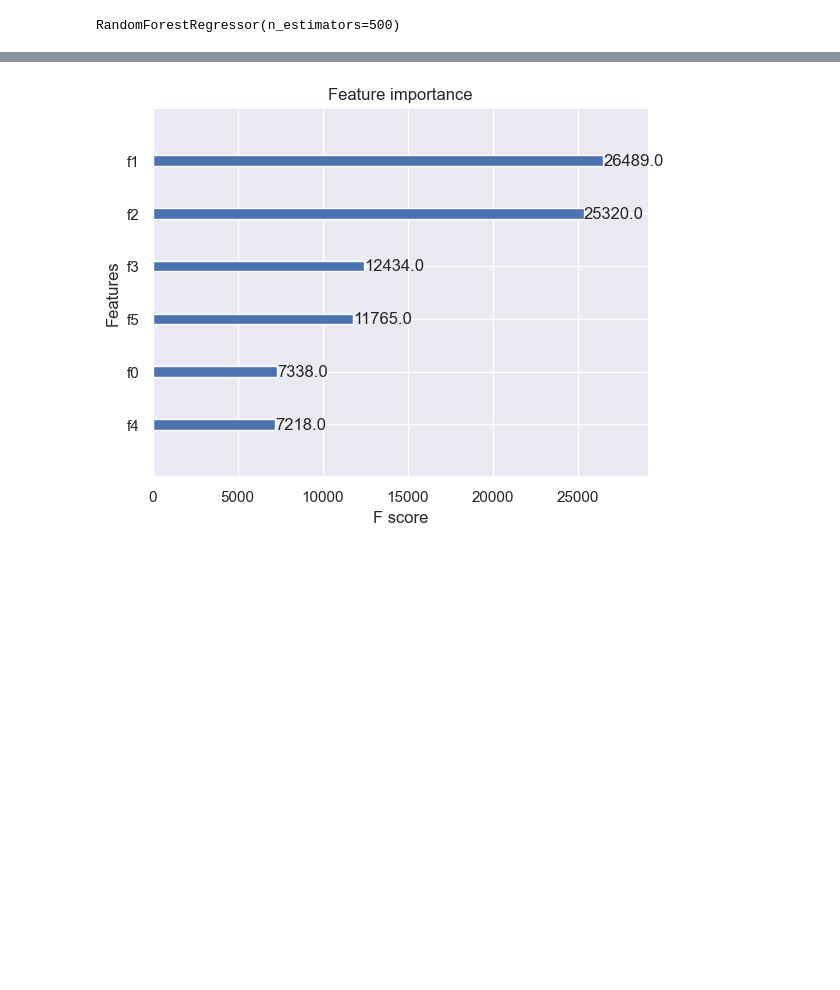
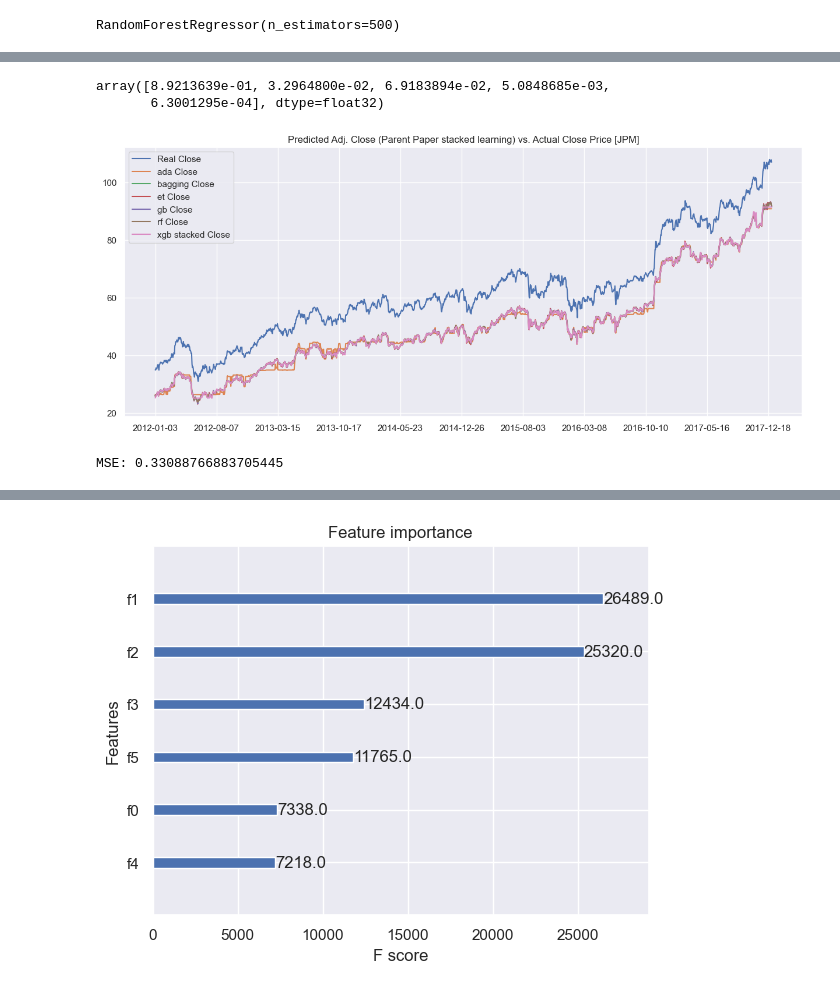
Before and after one commit to willzwetolitz/DS340W, a Jupyter notebook: main/stacked_trading.ipynb, the cells around one changed output, grey strips where cells are left out. Saved outputs shown, nothing was run; the diff lists cells and outputs as text; code cells hidden in the pictures; blank space fills up the shorter version.

```diff
--- a/main/stacked_trading.ipynb
+++ b/main/stacked_trading.ipynb
@@ -69,0 +43,6 @@ close_normalize.shape
+# %%
+# Generate date_ori which is used later for the visualization
+
+date_ori = pd.to_datetime(df_full.iloc[:, 0]).tolist()
+date_ori_test = pd.to_datetime(df_full_test.iloc[:, 0]).tolist()
+df_full.head()
@@ -138,3 +165,19 @@ gb.fit(thought_vector[:-1, :], close_normalize[1:])
 rf.fit(thought_vector[:-1, :], close_normalize[1:])
 # %% [output]
 RandomForestRegressor(n_estimators=500)
+# %%
+# Assembling level 2 training matrix from level 1 model predictions
+
+ada_pred=ada.predict(thought_vector)
+bagging_pred=bagging.predict(thought_vector)
+et_pred=et.predict(thought_vector)
+gb_pred=gb.predict(thought_vector)
+rf_pred=rf.predict(thought_vector)
+
+ada_actual = np.hstack([close_normalize[0],ada_pred[:-1]])
+bagging_actual = np.hstack([close_normalize[0],bagging_pred[:-1]])
+et_actual = np.hstack([close_normalize[0],et_pred[:-1]])
+gb_actual = np.hstack([close_normalize[0],gb_pred[:-1]])
+rf_actual = np.hstack([close_normalize[0],rf_pred[:-1]])
+stack_predict = np.vstack([ada_actual,bagging_actual,et_actual,gb_actual,rf_actual]).T
+corr_df = pd.DataFrame(stack_predict)
@@ -140,0 +209,5 @@ RandomForestRegressor(n_estimators=500)
+# %%
+clf.feature_importances_
+# %% [output]
+array([8.9213639e-01, 3.2964800e-02, 6.9183894e-02, 5.0848685e-03,
+       6.3001295e-04], dtype=float32)
@@ -140,0 +220,24 @@ RandomForestRegressor(n_estimators=500)
+# %%
+# Display parent paper train actual vs predicted
+
+plt.figure(figsize = (15,6))
+x_range = np.arange(df_full.Close.shape[0])
+plt.plot(x_range, df_full.Close, label = 'Real Close')
+plt.plot(x_range, reverse_close_train(ada_pred), label = 'ada Close')
+plt.plot(x_range, reverse_close_train(bagging_pred), label = 'bagging Close')
+plt.plot(x_range, reverse_close_train(et_pred), label = 'et Close')
+plt.plot(x_range, reverse_close_train(gb_pred), label = 'gb Close')
+plt.plot(x_range, reverse_close_train(rf_pred), label = 'rf Close')
+plt.plot(x_range, reverse_close_train(xgb_pred), label = 'xgb stacked Close')
+plt.legend()
+plt.xticks(x_range[::150], date_original[::150])
+plt.title('Predicted Adj. Close (Parent Paper stacked learning) vs. Actual Close Price [JPM]')
+plt.show()
+# %% [output]
+[figure, added]
+# %%
+from sklearn.metrics import mean_squared_error
+
+print('MSE: ' + str(mean_squared_error(df_full.loc[:,'Adj Close'], reverse_close_train(xgb_pred))))
+# %% [output]
+MSE: 0.33088766883705445
```
Also changed, not shown: parts of 46 cells of this notebook.
